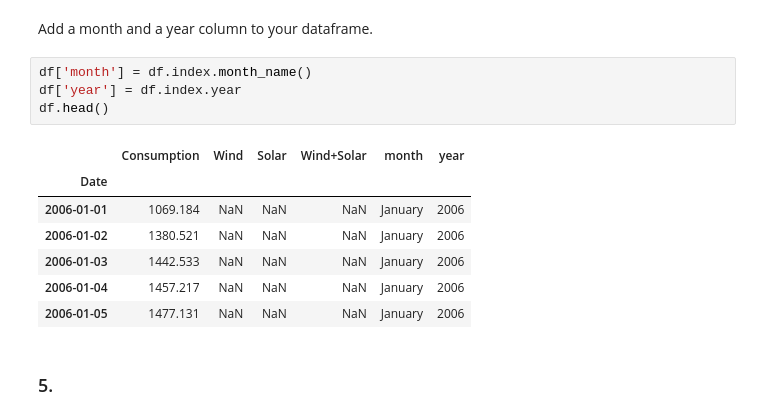
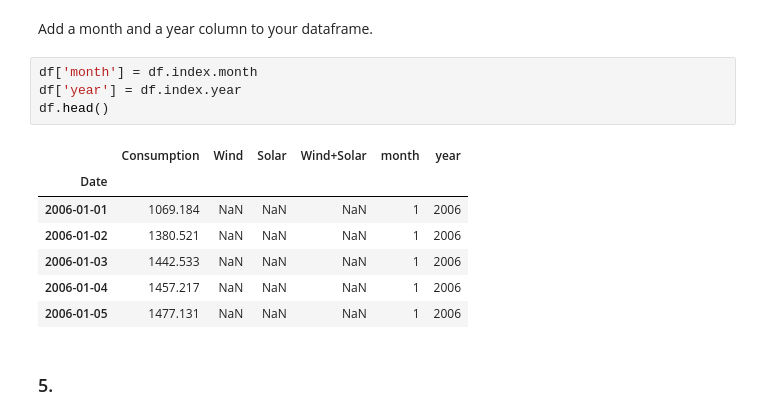
Before and after one commit to adam-talbot/time-series-exercises, a Jupyter notebook: prepare_exercises.ipynb, the cells around one changed output. Drawn from its saved outputs; the diff is of its cells as text.

```diff
--- a/prepare_exercises.ipynb
+++ b/prepare_exercises.ipynb
@@ -191,17 +190,17 @@ df = df.set_index('Date')
 # %% [markdown]
 Add a month and a year column to your dataframe.
 # %%
-df['month'] = df.index.month_name()
+df['month'] = df.index.month
 df['year'] = df.index.year
 df.head()
 # %% [output]
 |  | Consumption | Wind | Solar | Wind+Solar | month | year |
 | Date |  |  |  |  |  |  |
-| 2006-01-01 | 1069.184 | NaN | NaN | NaN | January | 2006 |
-| 2006-01-02 | 1380.521 | NaN | NaN | NaN | January | 2006 |
-| 2006-01-03 | 1442.533 | NaN | NaN | NaN | January | 2006 |
-| 2006-01-04 | 1457.217 | NaN | NaN | NaN | January | 2006 |
-| 2006-01-05 | 1477.131 | NaN | NaN | NaN | January | 2006 |
+| 2006-01-01 | 1069.184 | NaN | NaN | NaN | 1 | 2006 |
+| 2006-01-02 | 1380.521 | NaN | NaN | NaN | 1 | 2006 |
+| 2006-01-03 | 1442.533 | NaN | NaN | NaN | 1 | 2006 |
+| 2006-01-04 | 1457.217 | NaN | NaN | NaN | 1 | 2006 |
+| 2006-01-05 | 1477.131 | NaN | NaN | NaN | 1 | 2006 |
 # %% [markdown]
 ### 5.
 # %% [markdown]
```
Also changed, not shown: parts of 10 cells of this notebook.
